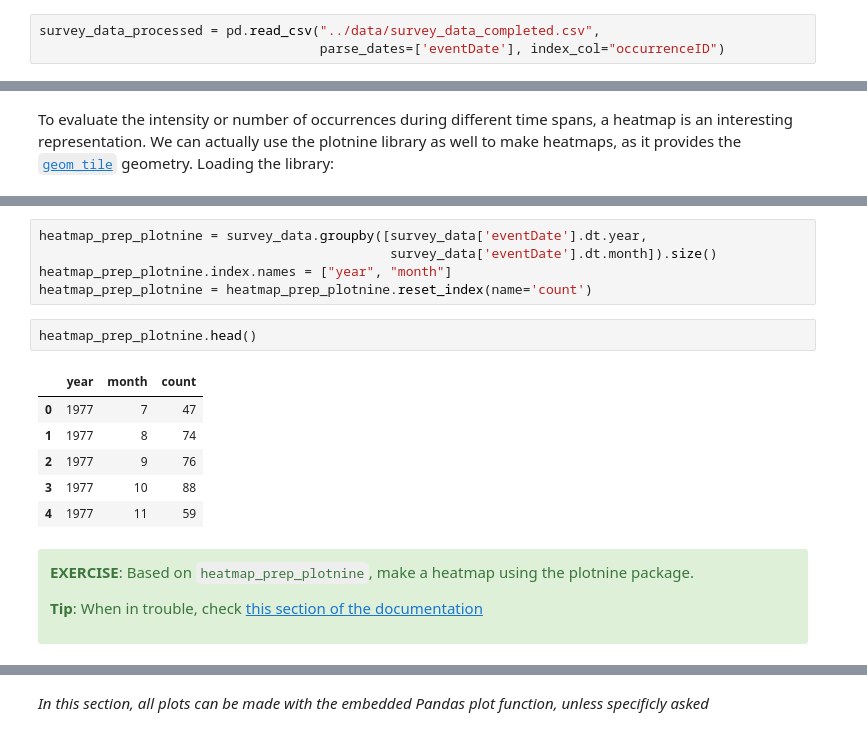
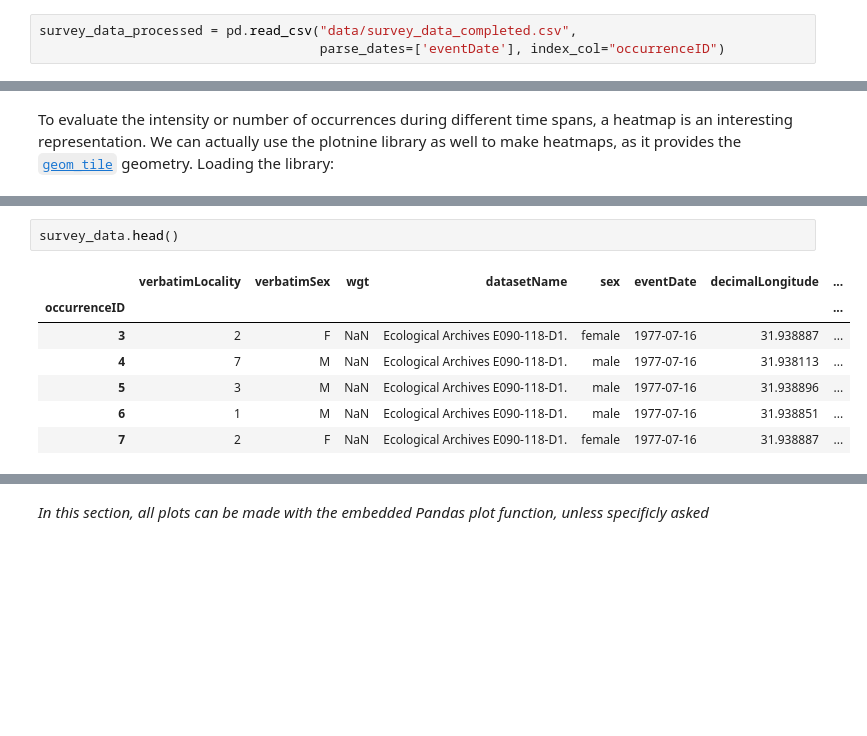
Before and after one commit to jorisvandenbossche/DS-python-data-analysis, a Jupyter notebook: _solved/case2_observations_analysis.ipynb, the cells around one changed output, grey strips where cells are left out. Drawn from its saved outputs; the diff is of its cells as text; blank space fills up the shorter version.

Commit message:
Improve exercise description, use seaborn, ditch plotnine and rearrange

```diff
--- a/_solved/case2_observations_analysis.ipynb
+++ b/_solved/case2_observations_analysis.ipynb
@@ -31,7 +35,7 @@ plt.style.use('seaborn-whitegrid')
 
 </div>
 # %%
-survey_data_processed = pd.read_csv("../data/survey_data_completed.csv",
+survey_data_processed = pd.read_csv("data/survey_data_completed.csv",
                                     parse_dates=['eventDate'], index_col="occurrenceID")
 # %%
 survey_data_processed.head()
@@ -191,23 +599,10 @@ __Tip__: You have to count for each year/month combination. Also `reset_index` c
-# %%
-heatmap_prep_plotnine = survey_data.groupby([survey_data['eventDate'].dt.year,
-                                             survey_data['eventDate'].dt.month]).size()
-heatmap_prep_plotnine.index.names = ["year", "month"]
-heatmap_prep_plotnine = heatmap_prep_plotnine.reset_index(name='count')
 # %%
-heatmap_prep_plotnine.head()
+survey_data.head()
 # %% [output]
-|  | year | month | count |
-| 0 | 1977 | 7 | 47 |
-| 1 | 1977 | 8 | 74 |
-| 2 | 1977 | 9 | 76 |
-| 3 | 1977 | 10 | 88 |
-| 4 | 1977 | 11 | 59 |
+|  | verbatimLocality | verbatimSex | wgt | datasetName | sex | eventDate | decimalLongitude | ... |
+| occurrenceID |  |  |  |  |  |  |  | ... |
+| 3 | 2 | F | NaN | Ecological Archives E090-118-D1. | female | 1977-07-16 | 31.938887 | ... |
+| 4 | 7 | M | NaN | Ecological Archives E090-118-D1. | male | 1977-07-16 | 31.938113 | ... |
+| 5 | 3 | M | NaN | Ecological Archives E090-118-D1. | male | 1977-07-16 | 31.938896 | ... |
+| 6 | 1 | M | NaN | Ecological Archives E090-118-D1. | male | 1977-07-16 | 31.938851 | ... |
+| 7 | 2 | F | NaN | Ecological Archives E090-118-D1. | female | 1977-07-16 | 31.938887 | ... |
-# %% [markdown]
-<div class="alert alert-success">
-
-<b>EXERCISE</b>: Based on <code>heatmap_prep_plotnine</code>, make a heatmap using the plotnine package.
-
-
-__Tip__: When in trouble, check [this section of the documentation](http://plotnine.readthedocs.io/en/stable/generated/plotnine.geoms.geom_tile.html#Annotated-Heatmap)
-
-</div>
```
Also changed, not shown: parts of 137 cells of this notebook.
